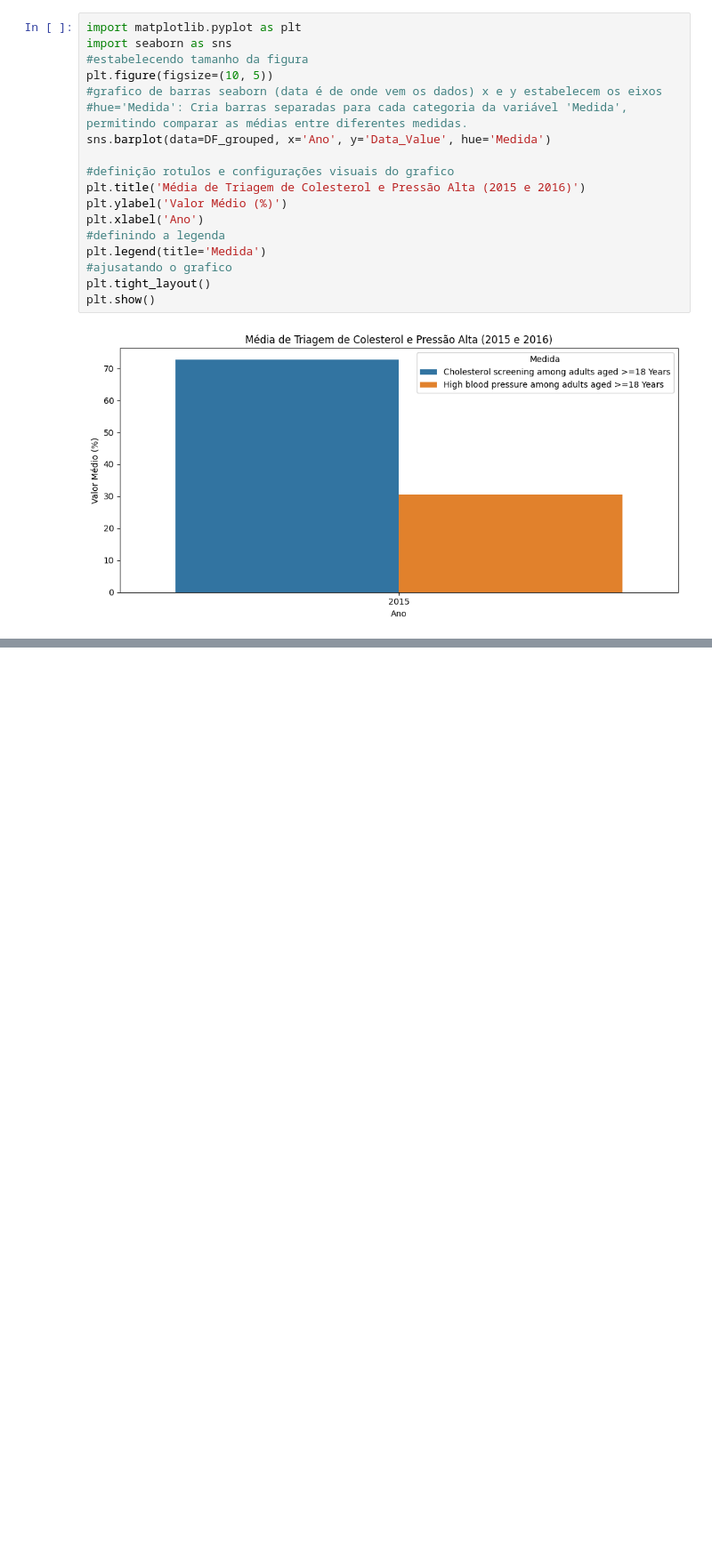
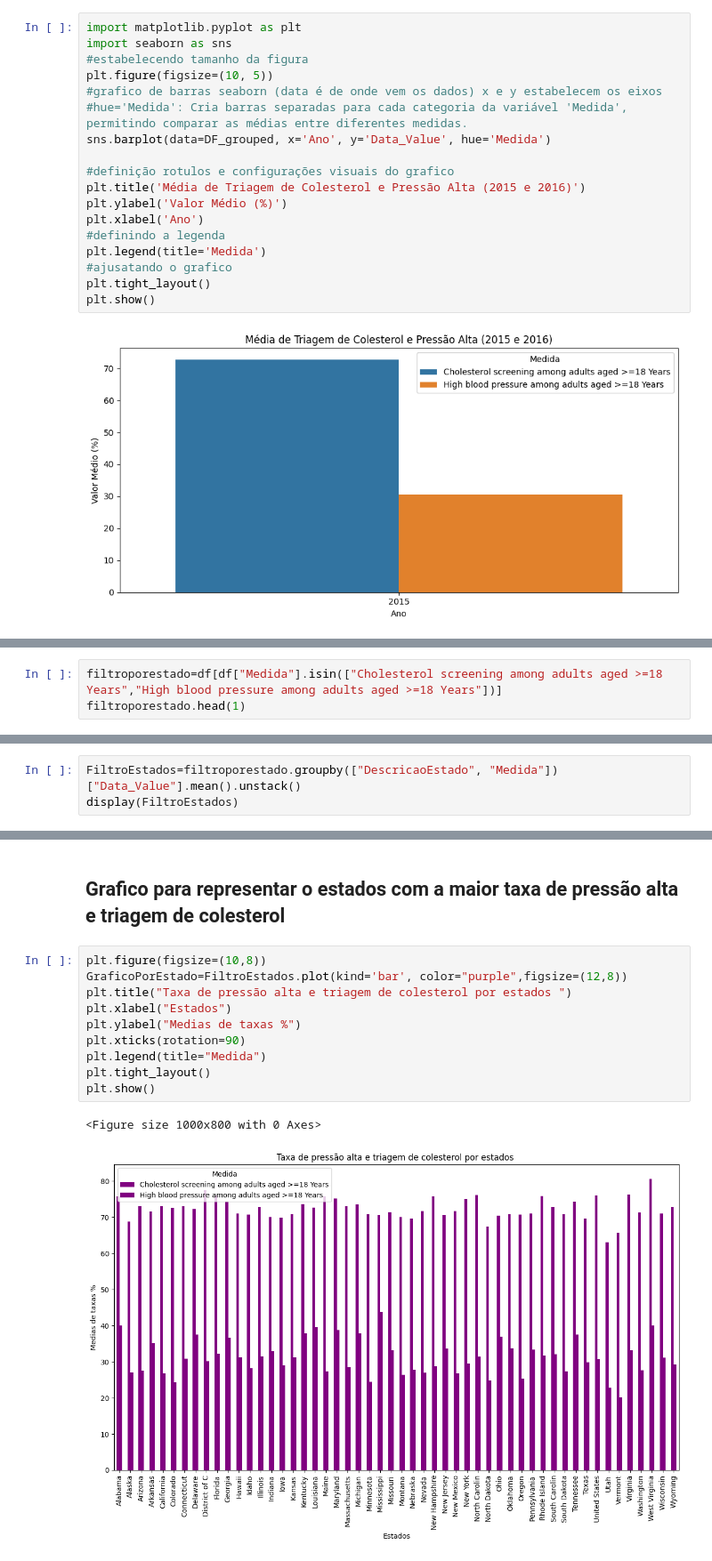
Before and after one commit to Lyanan85/In-GameSeries, a Jupyter notebook: projeot1.ipynb, the cells around one changed output, grey strips where cells are left out. Shown at 89% size. Cells and saved outputs as stored; diff of their text form; blank space fills up the shorter version.

```diff
--- a/projeot1.ipynb
+++ b/projeot1.ipynb
@@ -403,0 +411,3 @@ plt.show()
+# %%
+filtroporestado=df[df["Medida"].isin(["Cholesterol screening among adults aged >=18 Years","High blood pressure among adults aged >=18 Years"])]
+filtroporestado.head(1)
@@ -403,0 +423,3 @@ plt.show()
+# %%
+FiltroEstados=filtroporestado.groupby(["DescricaoEstado", "Medida"])["Data_Value"].mean().unstack()
+display(FiltroEstados)
@@ -403,0 +490,15 @@ plt.show()
+# %% [markdown]
+## Grafico para representar o estados com a maior taxa de pressão alta e triagem de colesterol
+# %%
+plt.figure(figsize=(10,8))
+GraficoPorEstado=FiltroEstados.plot(kind='bar', color="purple",figsize=(12,8))
+plt.title("Taxa de pressão alta e triagem de colesterol por estados ")
+plt.xlabel("Estados")
+plt.ylabel("Medias de taxas %")
+plt.xticks(rotation=90)
+plt.legend(title="Medida")
+plt.tight_layout()
+plt.show()
+# %% [output]
+<Figure size 1000x800 with 0 Axes>
+[figure, added]
```
Also changed, not shown: parts of 26 cells of this notebook.
